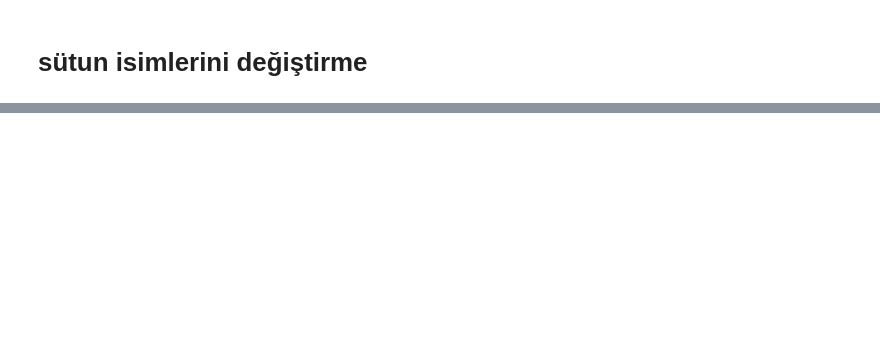
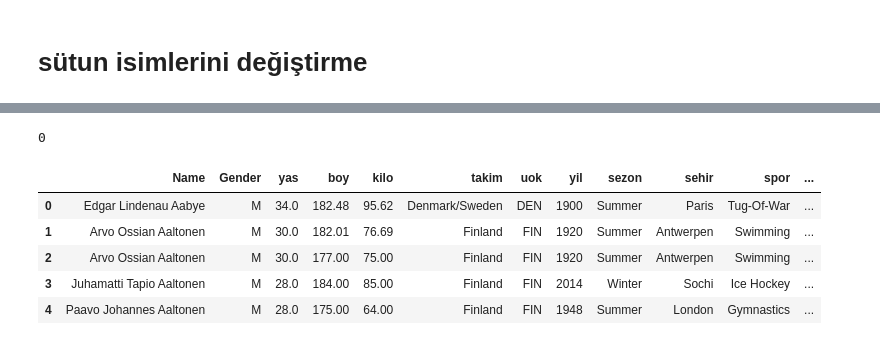
Before and after one commit to EmreUludag0/BTK-VeriBilimiMakineOgrenimiBootcamp, a Jupyter notebook: pythonVeriBilimi/Ders1-VeriBilimi.ipynb, the cells around one changed output, grey strips where cells are left out. Cells and saved outputs as stored; diff of their text form; code cells hidden in the pictures; blank space fills up the shorter version.

```diff
--- a/pythonVeriBilimi/Ders1-VeriBilimi.ipynb
+++ b/pythonVeriBilimi/Ders1-VeriBilimi.ipynb
@@ -57,0 +84,28 @@ Index(['Name', 'Gender', 'Age', 'boy', 'kilo', 'takim', 'uok', 'yil', 'sezon',
+# %%
+# Her bir etkinliği iteratif olarak dolaş
+# Etkinlik özelinde boy ve kilo ortalamalarını hesapla
+# Etkinlik özelinde kayıp boy ve kilo değerlerini etk. ort. eşitle
+
+veri_gecici = veri.copy() # gerçek veri bozulmaması için kopyasını oluşturduk.
+boy_kilo_liste  = ["boy", "kilo"]
+
+for e in essiz_etkinlik: #Liste içerisinde dolaşacağım
+    #etkinlik filtresi oluşturalım
+    etkinlik_filtre = veri_gecici.etkinlik == e
+    #veriyi etkinliğe göre filtreleyelim
+    veri_filtreli = veri_gecici[etkinlik_filtre]
+
+    #boy ve kilo için etkinlik özelinde ortalamaları hesaplayalım
+    for s in boy_kilo_liste:
+        ortalama = np.round(np.mean(veri_filtreli[s]),2)
+        if ~np.isnan(ortalama): #eğer etlinlik özelinde ortalama varsa
+            veri_filtreli[s] = veri_filtreli[s].fillna(ortalama)
+        else: #eğer etkinlik özelinde ortalama varsa ortalamayı hesapla
+            tüm_veri_ortalamasi = np.round(np.mean(veri[s]),2)
+            veri_filtreli[s] = veri_filtreli[s].fillna(tüm_veri_ortalamasi)
+    #etkinlik özelinde kayıp değerleri doldurulmuş olan veriyi, veri_gecici'ye eşitleyelim
+    veri_gecici[etkinlik_filtre] = veri_filtreli
+
+#kayıp değerleri gidelilmiş olan geçici veriyi gerçek veriye eşitle
+veri = veri_gecici.copy()
+veri.info() #boy ve kilo sütunlarında kayıp değer sayısına bakalım
@@ -57,0 +138,9 @@ Index(['Name', 'Gender', 'Age', 'boy', 'kilo', 'takim', 'uok', 'yil', 'sezon',
+# %%
+# yaş değişkeninde tanımlı olmayan değerleri bulacağız.
+# "tilda" işareti ile yaş değişkeni tanımlı olanlar bulunacak
+
+
+yas_ortalamasi = np.round(np.mean(veri.yas),2)
+print("yas ortlamasi: {}".format(yas_ortalamasi))
+veri["yas"] = veri["yas"].fillna(yas_ortalamasi)
+veri.info()
@@ -57,0 +165,17 @@ Index(['Name', 'Gender', 'Age', 'boy', 'kilo', 'takim', 'uok', 'yil', 'sezon',
+# %%
+# madalya alamayan sporculari veri setinden cikaracagiz
+madalya_degiskeni = veri["madalya"]
+pd.isnull(madalya_degiskeni).sum()
+# %% [output]
+0
+# %%
+madalya_degiskeni_filtresi = ~pd.isnull(madalya_degiskeni)
+veri = veri[madalya_degiskeni_filtresi]
+veri.head()
+# %% [output]
+|  | Name | Gender | yas | boy | kilo | takim | uok | yil | sezon | sehir | spor | ... |
+| 0 | Edgar Lindenau Aabye | M | 34.0 | 182.48 | 95.62 | Denmark/Sweden | DEN | 1900 | Summer | Paris | Tug-Of-War | ... |
+| 1 | Arvo Ossian Aaltonen | M | 30.0 | 182.01 | 76.69 | Finland | FIN | 1920 | Summer | Antwerpen | Swimming | ... |
+| 2 | Arvo Ossian Aaltonen | M | 30.0 | 177.00 | 75.00 | Finland | FIN | 1920 | Summer | Antwerpen | Swimming | ... |
+| 3 | Juhamatti Tapio Aaltonen | M | 28.0 | 184.00 | 85.00 | Finland | FIN | 2014 | Winter | Sochi | Ice Hockey | ... |
+| 4 | Paavo Johannes Aaltonen | M | 28.0 | 175.00 | 64.00 | Finland | FIN | 1948 | Summer | London | Gymnastics | ... |
```
Also changed, not shown: parts of 16 cells of this notebook, 1 other file.
